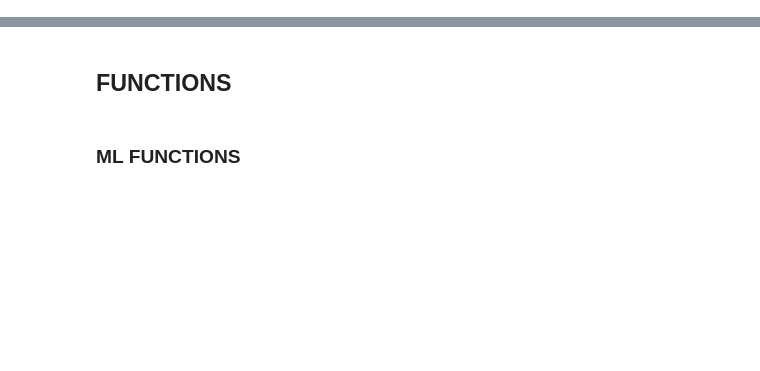
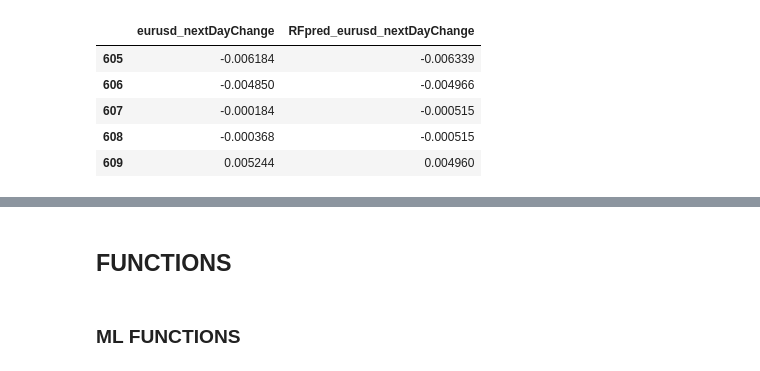
Before and after one commit to giobignardi/cip, a Jupyter notebook: script_CIP.ipynb, the cells around one changed output, grey strips where cells are left out. Cells and saved outputs as stored; diff of their text form; code cells hidden in the pictures; blank space fills up the shorter version.

```diff
--- a/script_CIP.ipynb
+++ b/script_CIP.ipynb
@@ -95,4 +97,6 @@ gbpusd.getQuotes()
 # %%
 gbpusd.apply_cip_dev()
+eurusd.apply_cip_dev()
+usdjpy.apply_cip_dev()
 # %%
 gbpusd.apply_last_bench()
@@ -127,0 +161,2 @@ gbpusd.predictions.head()
+# %%
+eurusd.apply_RandomForestReg()
@@ -127,0 +178,9 @@ gbpusd.predictions.head()
+# %%
+eurusd.predictions.tail()
+# %% [output]
+|  | eurusd_nextDayChange | RFpred_eurusd_nextDayChange |
+| 605 | -0.006184 | -0.006339 |
+| 606 | -0.004850 | -0.004966 |
+| 607 | -0.000184 | -0.000515 |
+| 608 | -0.000368 | -0.000515 |
+| 609 | 0.005244 | 0.004960 |
```
Also changed, not shown: parts of 15 cells of this notebook.
